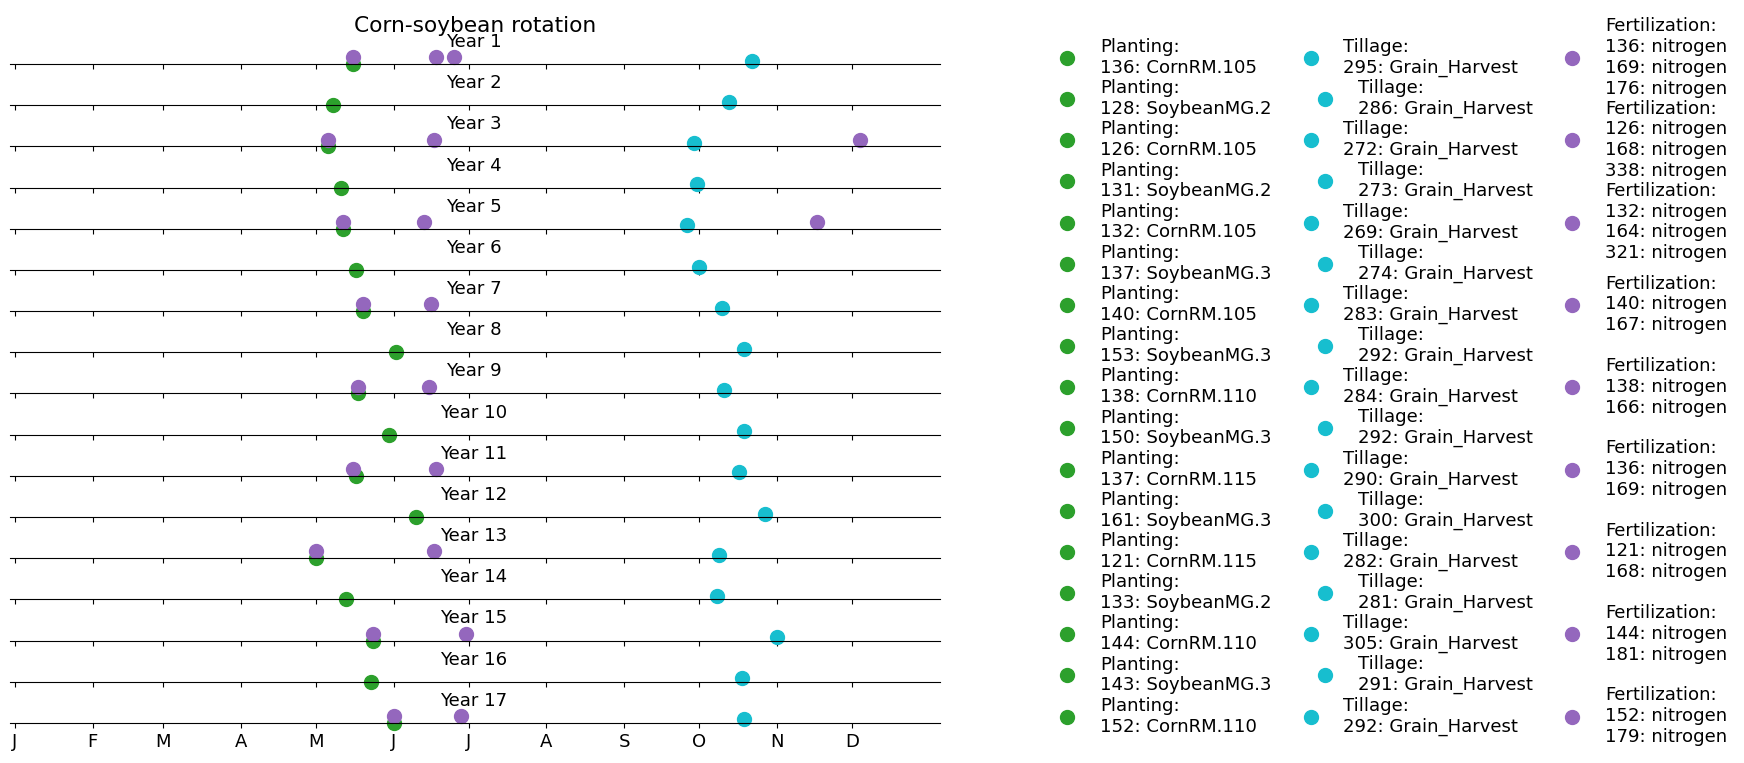
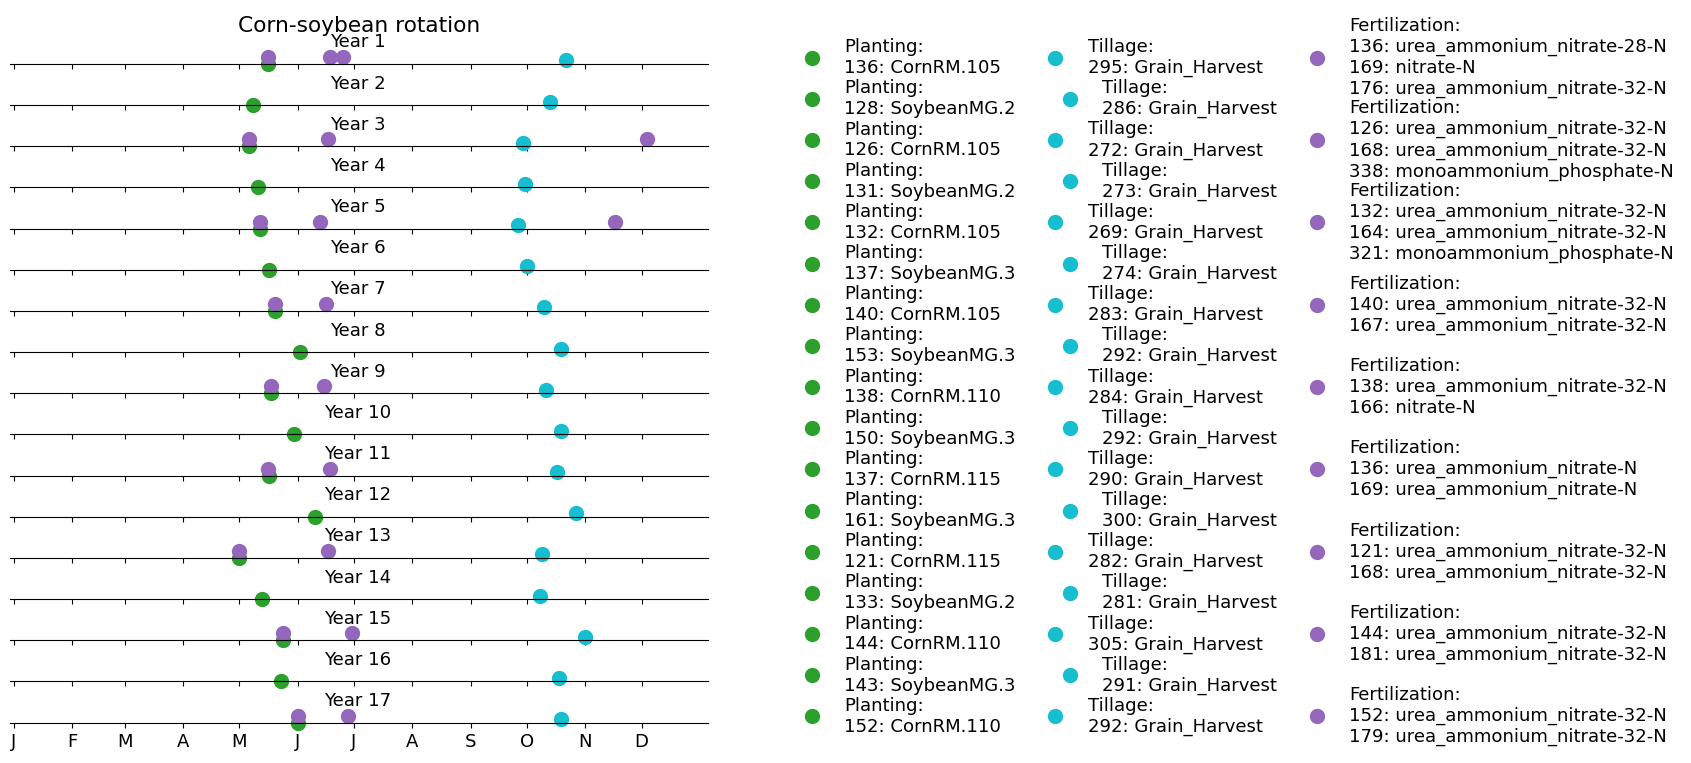
The change to this notebook cell's code, shown as a diff; its figure went from the first image to the second:
--- before
+++ after
@@ -1,2 +1,4 @@
+crops = set()
+fertilizers = set()
 for treatment in TREATMENTS:
     operations = []
@@ -4,11 +6,30 @@
     operations += load_fertilization_activities(treatment)
     operations += load_harvest_activities(treatment)
-
     operations = clean_up_operations(operations)
 
+    crops = crops | {op.crop for op in operations if isinstance(op, Planting)}
+    fertilizers = fertilizers | {op.source for op in operations if isinstance(op, FixedFertilization)}
+
     years = STUDY_YEARS[1] - STUDY_YEARS[0] + 1
-    fig, axs = plt.subplots(years, 1, figsize=(12, 9), sharex=True)
+    fig, axs = plt.subplots(years, 1, figsize=(9, 9), sharex=True)
     plot_operations(operations, STUDY_YEARS[1] - STUDY_YEARS[0] + 1, axs=axs, fontsize=13)
     axs[0].set_title(TREATMENTS[treatment].description)
 
     generate_operation_file(PATH / 'input' / f'COBS_{treatment}.operation', operations, desc='# ' + TREATMENTS[treatment].description + '\n')
+
+    control_dict = {
+        'simulation_start_year': STUDY_YEARS[0],
+        'simulation_end_year': STUDY_YEARS[1],
+        'rotation_size': STUDY_YEARS[1] - STUDY_YEARS[0] + 1,
+        'crop_file': 'COBS.crop',
+        'soil_file': 'COBS.soil',
+        'operation_file': f'COBS_{treatment}.operation',
+        'weather_file': weather_file + '.weather',
+    }
+    generate_control_file(
+        PATH / 'input' / f'COBS_{treatment}.ctrl',
+        control_dict,
+    )
+
+print(f'Crops: {crops}')
+print(f'Fertilizers: {fertilizers}')

Commit: :sparkles: Parse fertilizer types from input